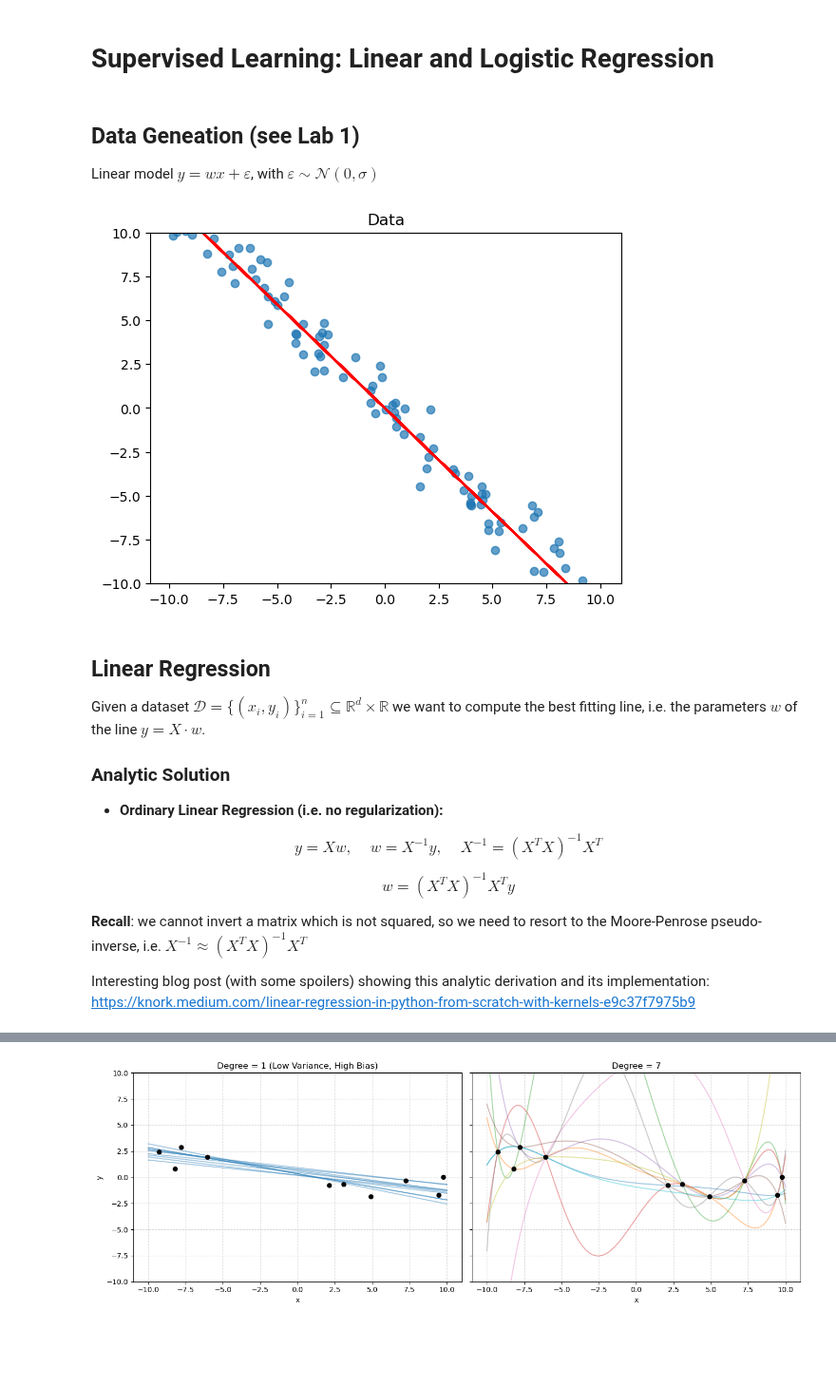
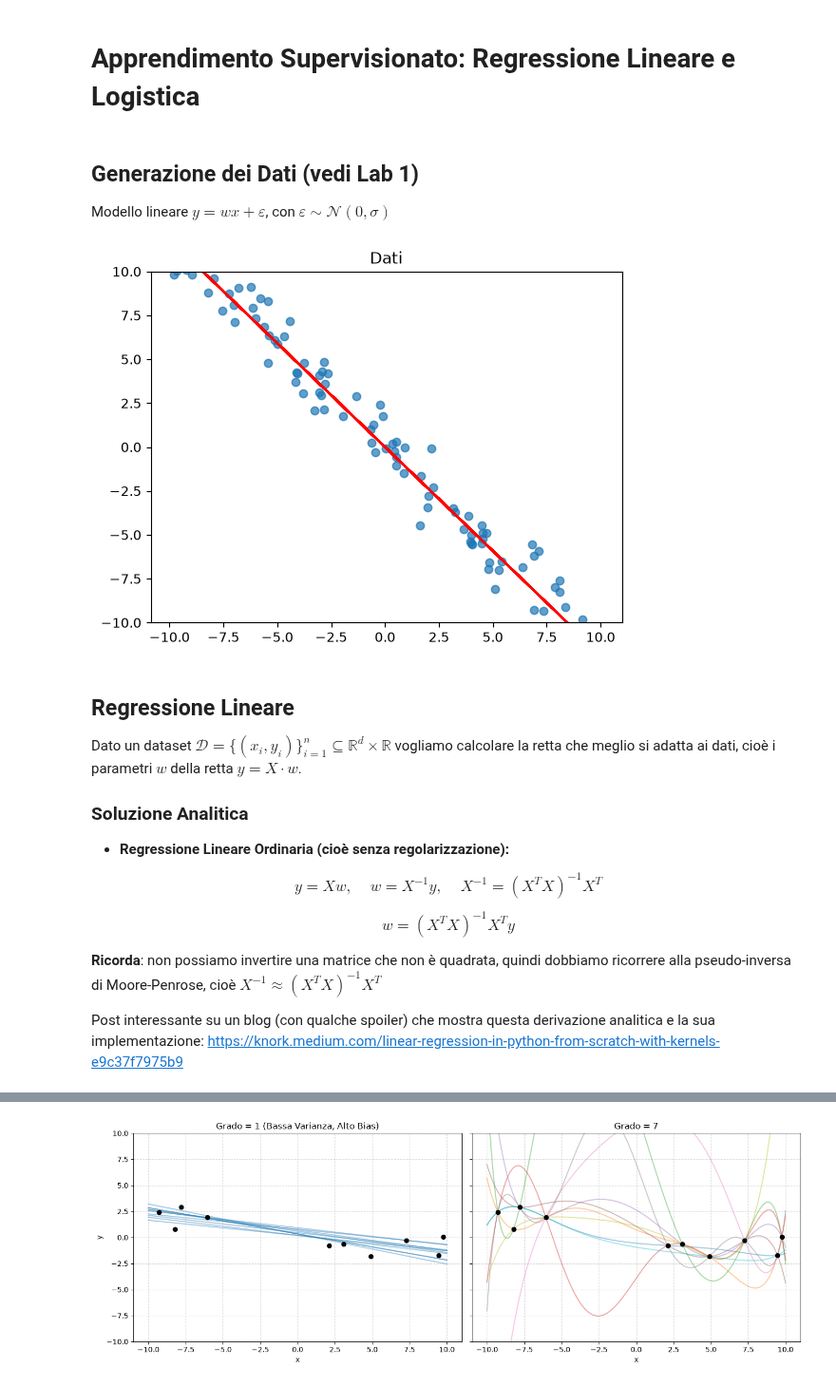
Before and after one commit to s266112/Machine-Learning, a Jupyter notebook: Tutorati/Tut 2 - 7_10_2026/Lab-02_Linear_and_Logistic_Reg.ipynb, the cells around one changed output, grey strips where cells are left out. Shown at 95% size. Drawn from its saved outputs; the diff is of its cells as text; code cells hidden in the pictures; blank space fills up the shorter version.

```diff
--- a/Tutorati/Tut 2 - 7_10_2026/Lab-02_Linear_and_Logistic_Reg.ipynb
+++ b/Tutorati/Tut 2 - 7_10_2026/Lab-02_Linear_and_Logistic_Reg.ipynb
@@ -1,33 +1,38 @@
 # %% [markdown]
 <a href="https://colab.research.google.com/github/nickplas/Intro_to_ML_25-26/blob/main/notebooks/Lab-3.Regression.ipynb" target="_parent"><img src="https://colab.research.google.com/assets/colab-badge.svg" alt="Open In Colab"/></a>
 # %% [markdown]
-# Supervised Learning: Linear and Logistic Regression
+# Apprendimento Supervisionato: Regressione Lineare e Logistica
 # %%
 import numpy as np
 import matplotlib.pyplot as plt
 from numpy.linalg import inv
 np.random.seed(404)
 # %% [markdown]
-## Data Geneation (see Lab 1)
+## Generazione dei Dati (vedi Lab 1)
 
-Linear model $y=wx+\varepsilon$, with $\varepsilon \sim \mathcal{N}(0,\sigma)$
+Modello lineare $y=wx+\varepsilon$, con $\varepsilon \sim \mathcal{N}(0,\sigma)$
 # %%
 def datagen(d, points, m, M, w, sigma):
     """
-    Parameters
+    Parametri
     ----------
-    d : int
-        Dimension of each data sample
-    points : int
-        Number of points to be generated
-    m : float
-        Lower bound for the domain of the data points
-    M : float
-        Upper bound for the domain of the data points
-    w : float array of dim d
-        Vector of weights of the linear model
-    sigma : float
-        Standard deviation of the noise eps
+    - d : int
+        Dimensione di ciascun campione di dati
+
+    - points : int
+        Numero di punti da generare
+
+    - m : float
+        Limite inferiore del dominio dei punti dati
+
+    - M : float
+        Limite superiore del dominio dei punti dati
+
+    - w : array di float di dimensione d
+        Vettore dei pesi del modello lineare
+
+    - sigma : float
+        Deviazione standard del rumore eps
     """
     X = np.zeros((points, d))
     for i in range(points):
@@ -36,33 +41,33 @@ def datagen(d, points, m, M, w, sigma):
     y = np.dot(X, w) + eps
     return X, y
 # %%
-# usage example
+# esempio d'uso
 d = 1
 w = np.random.normal(0, 1, d)
 sigma = 1
 points = 100
 m = -10
 M = 10
 
 X_reg, y_reg = datagen(d, points, m, M, w, sigma)
 
-# plotting the generated dataset
+# grafico del dataset generato
 plt.scatter(X_reg, y_reg, alpha = 0.7)
 plt.plot(X_reg, np.dot(X_reg, w), '--', c='r')
-plt.title('Data')
+plt.title('Dati')
 plt.ylim([m, M])
 
 plt.show()
 # %% [output]
-[figure, old version]
+[figure, new version]
 # %% [markdown]
-## Linear Regression
+## Regressione Lineare
 
-Given a dataset $\mathcal{D}=\{(x_i, y_i)\}_{i=1}^n ⊆ \mathbb{R}^d \times \mathbb{R}$ we want to compute the best fitting line, i.e. the parameters $w$ of the line $y=X\cdot w$.
+Dato un dataset $\mathcal{D}=\{(x_i, y_i)\}_{i=1}^n ⊆ \mathbb{R}^d \times \mathbb{R}$ vogliamo calcolare la retta che meglio si adatta ai dati, cioè i parametri $w$ della retta $y=X\cdot w$.
 
-### Analytic Solution
+### Soluzione Analitica
 
-* **Ordinary Linear Regression (i.e. no regularization):**
+* **Regressione Lineare Ordinaria (cioè senza regolarizzazione):**
 
 $$
 y=Xw,\;\;\;\; w=X^{-1}y,\;\;\;\;X^{-1}=(X^{T}X)^{-1}X^{T}
@@ -72,10 +77,9 @@ $$
 w=(X^{T}X)^{-1}X^{T}y
 $$
 
-**Recall**: we cannot invert a matrix which is not squared, so we need to resort to the Moore-Penrose pseudo-inverse, i.e. $X^{-1}\approx (X^TX)^{-1}X^T$
+**Ricorda**: non possiamo invertire una matrice che non è quadrata, quindi dobbiamo ricorrere alla pseudo-inversa di Moore-Penrose, cioè $X^{-1}\approx (X^TX)^{-1}X^T$
 
-
-Interesting blog post (with some spoilers) showing this analytic derivation and its implementation: https://knork.medium.com/linear-regression-in-python-from-scratch-with-kernels-e9c37f7975b9
+Post interessante su un blog (con qualche spoiler) che mostra questa derivazione analitica e la sua implementazione: https://knork.medium.com/linear-regression-in-python-from-scratch-with-kernels-e9c37f7975b9
 # %%
 def CloseRegression(X, y):
     """
```
Also changed, not shown: parts of 42 cells of this notebook, 1 other file.
